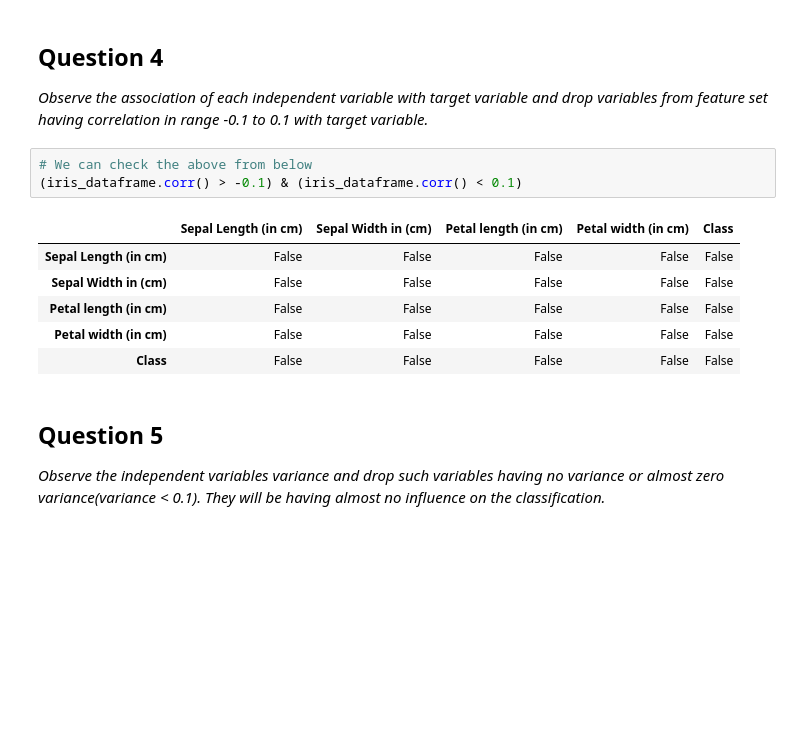
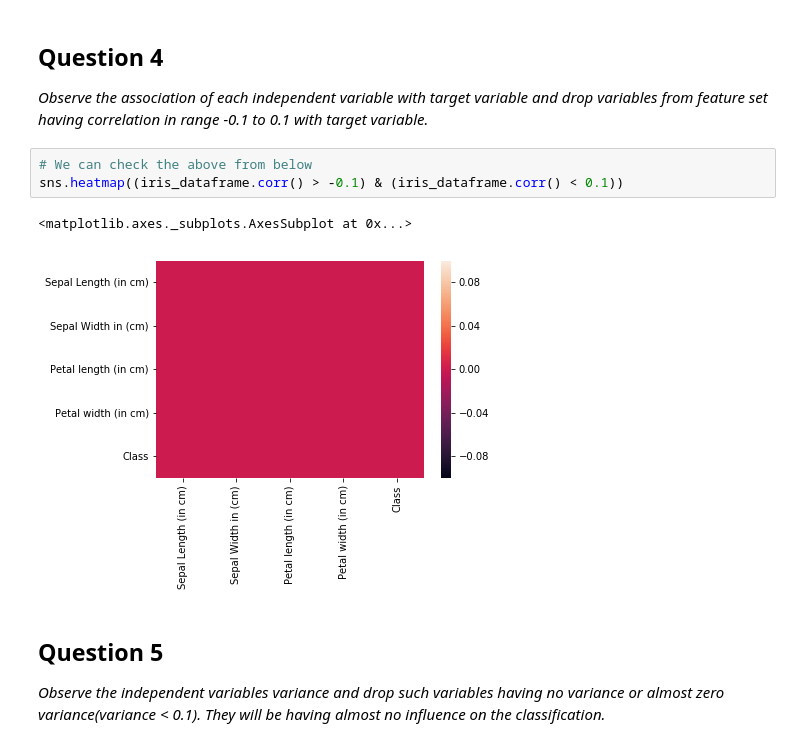
Before and after one commit to GreatLearningAIML1/pune-july19-batch-maheshwariumang, a Jupyter notebook: R2_Internal_Lab_Questions_updated.ipynb, the cells around one changed output. Cells and saved outputs as stored; diff of their text form; blank space fills up the shorter version.

```diff
--- a/R2_Internal_Lab_Questions_updated.ipynb
+++ b/R2_Internal_Lab_Questions_updated.ipynb
@@ -146,14 +146,10 @@ list(label_encoder.inverse_transform([2, 2, 1,0]))
 *Observe the association of each independent variable with target variable and drop variables from feature set having correlation in range -0.1 to 0.1 with target variable.*
 # %%
 # We can check the above from below
-(iris_dataframe.corr() > -0.1) & (iris_dataframe.corr() < 0.1)
+sns.heatmap((iris_dataframe.corr() > -0.1) & (iris_dataframe.corr() < 0.1))
 # %% [output]
-|  | Sepal Length (in cm) | Sepal Width in (cm) | Petal length (in cm) | Petal width (in cm) | Class |
-| Sepal Length (in cm) | False | False | False | False | False |
-| Sepal Width in (cm) | False | False | False | False | False |
-| Petal length (in cm) | False | False | False | False | False |
-| Petal width (in cm) | False | False | False | False | False |
-| Class | False | False | False | False | False |
+<matplotlib.axes._subplots.AxesSubplot at 0x...>
+[figure, added]
 # %% [markdown]
 ## Question 5
 
```
Also changed, not shown: parts of 4 cells of this notebook.
